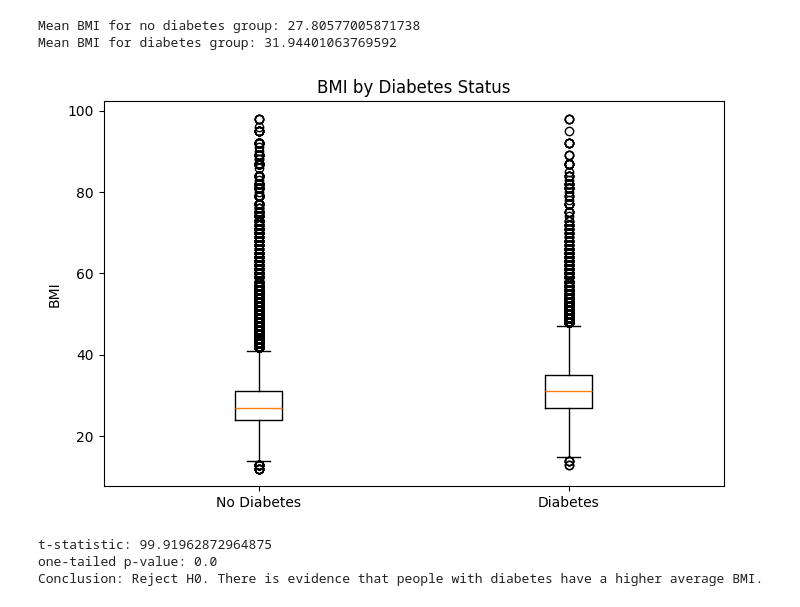
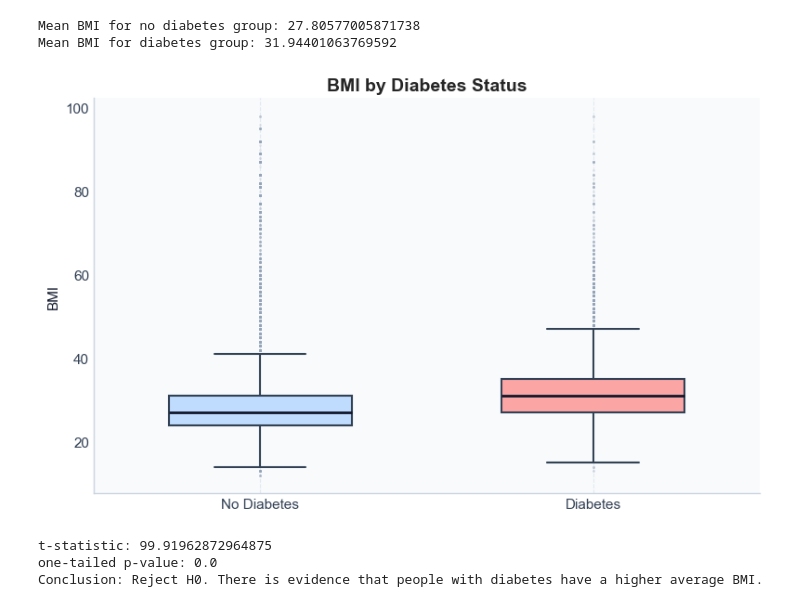
Before and after one commit to amath18/cmsc320finalproject, a Jupyter notebook: cmsc320checkpoint2.ipynb, the cells around one changed output. Cells and saved outputs as stored; diff of their text form; code cells hidden in the pictures.

```diff
--- a/cmsc320checkpoint2.ipynb
+++ b/cmsc320checkpoint2.ipynb
@@ -176,10 +202,16 @@ Name: Diabetes_binary, dtype: float64
 # %%
 corr_to_target = correlation_with_diabetes.drop("Diabetes_binary").sort_values()
 
-plt.figure(figsize=(10,6))
-plt.barh(corr_to_target.index, corr_to_target.values)
-plt.xlabel("Correlation with Diabetes_binary")
-plt.ylabel("Feature")
-plt.title("Correlation of Each Feature with Diabetes Status")
+colors = ["#dc2626" if value > 0 else "#2563eb" for value in corr_to_target.values]
+
+fig, ax = plt.subplots(figsize=(10,6))
+ax.barh(corr_to_target.index, corr_to_target.values, color=colors, edgecolor="white", linewidth=0.8)
+ax.axvline(0, color="#0f172a", linewidth=1)
+ax.set_xlabel("Correlation with Diabetes_binary")
+ax.set_ylabel("Feature")
+ax.set_title("Correlation of Each Feature with Diabetes Status")
+for spine in ["top", "right"]:
+    ax.spines[spine].set_visible(False)
+plt.tight_layout()
 plt.show()
 # %% [output]
@@ -203,13 +235,20 @@ print("Mean BMI for diabetes group:", diabetes_bmi.mean())
 Mean BMI for no diabetes group: 27.80577005871738
 Mean BMI for diabetes group: 31.94401063769592
 # %%
-plt.figure(figsize=(8,5))
-plt.boxplot([no_diabetes_bmi, diabetes_bmi], labels=["No Diabetes", "Diabetes"])
-plt.ylabel("BMI")
-plt.title("BMI by Diabetes Status")
+fig, ax = plt.subplots(figsize=(8,5))
+box = ax.boxplot([no_diabetes_bmi, diabetes_bmi], tick_labels=["No Diabetes", "Diabetes"], patch_artist=True, widths=0.55, medianprops=dict(color="#0f172a", linewidth=2), boxprops=dict(linewidth=1.5, color="#334155"), whiskerprops=dict(linewidth=1.5, color="#334155"), capprops=dict(linewidth=1.5, color="#334155"), flierprops=dict(marker="o", markerfacecolor="#94a3b8", markeredgecolor="none", markersize=2, alpha=0.2))
+for patch, color in zip(box["boxes"], ["#bfdbfe", "#fca5a5"]):
+    patch.set_facecolor(color)
+ax.set_ylabel("BMI")
+ax.set_title("BMI by Diabetes Status")
+ax.grid(axis="y")
+ax.set_axisbelow(True)
+for spine in ["top", "right"]:
+    ax.spines[spine].set_visible(False)
+plt.tight_layout()
 plt.show()
 # %% [output]
-[figure, old version]
+[figure, new version]
 # %%
 
 t_stat_1, p_two_sided_1 = stats.ttest_ind(diabetes_bmi, no_diabetes_bmi, equal_var=False)
```
Also changed, not shown: parts of 7 cells of this notebook.
